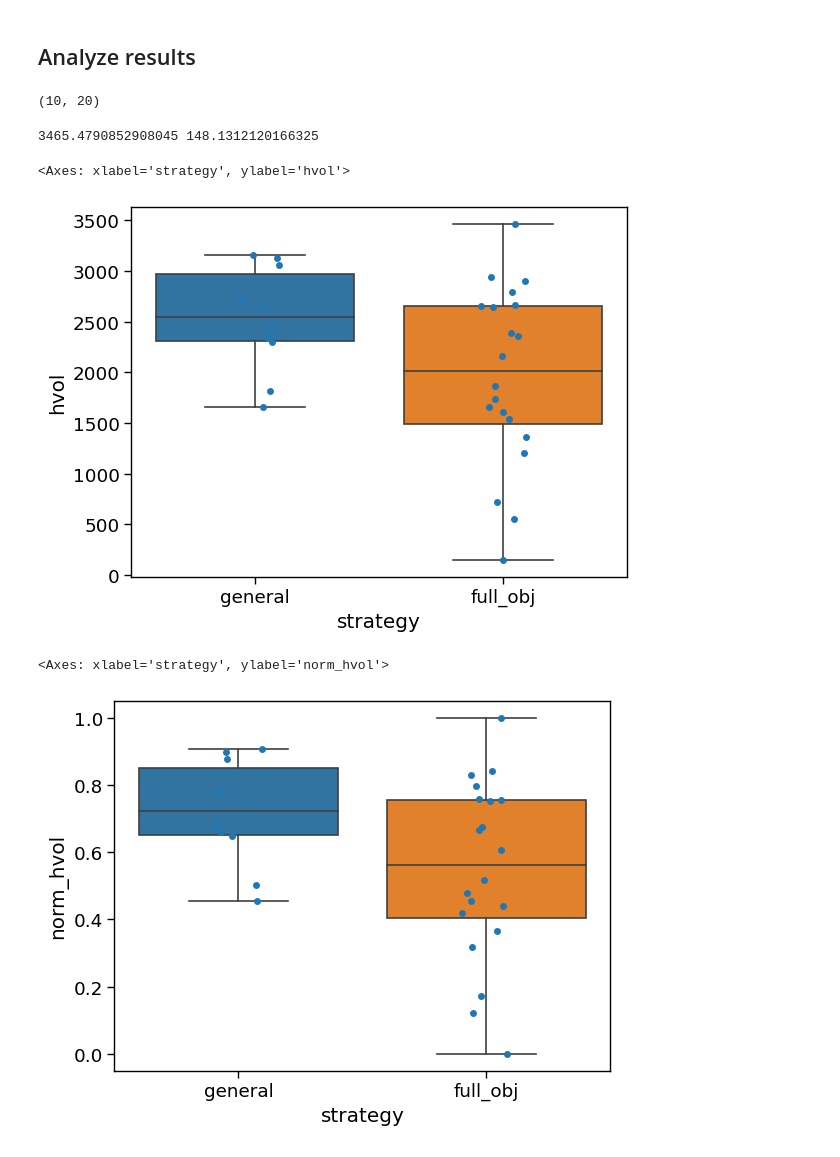
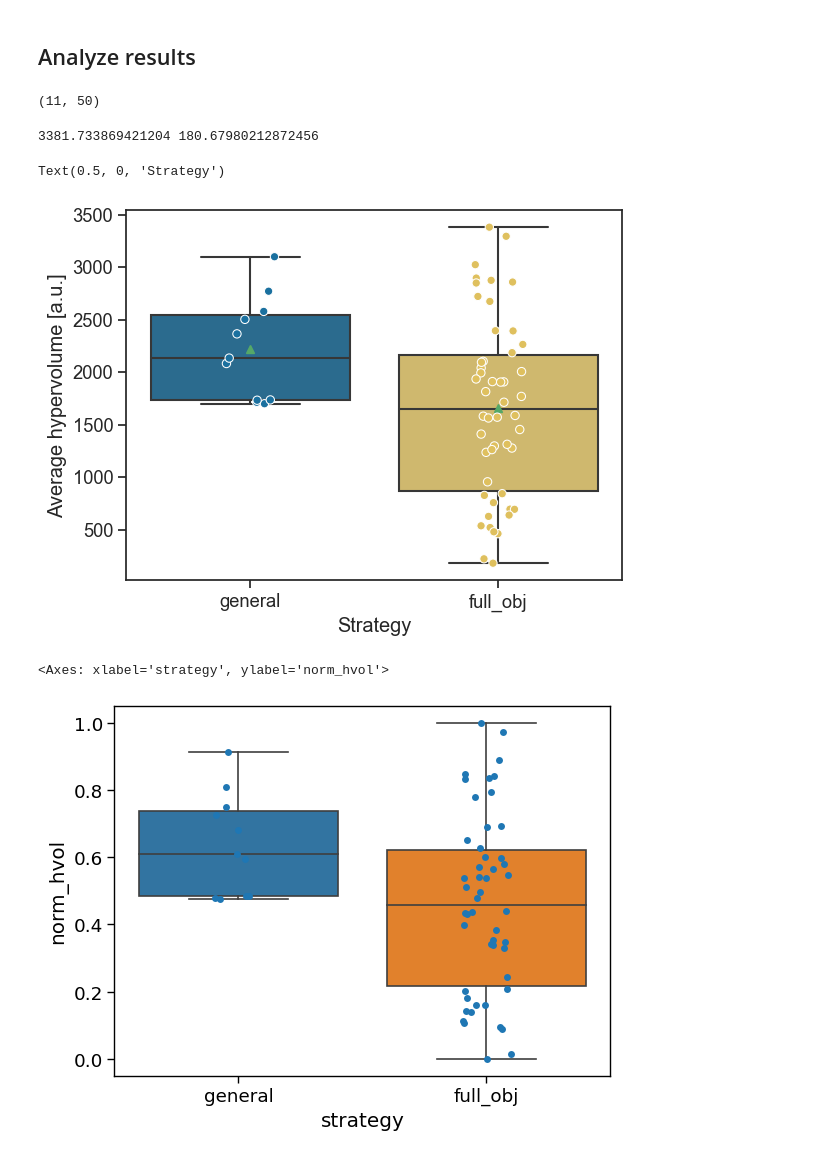
Before and after one commit to aspuru-guzik-group/atlas, a Jupyter notebook: examples/general_params/analysis.ipynb, the cells around one changed output. Saved outputs shown, nothing was run; the diff lists cells and outputs as text; code cells hidden in the pictures.

```diff
--- a/examples/general_params/analysis.ipynb
+++ b/examples/general_params/analysis.ipynb
@@ -9,6 +9,10 @@ from olympus.emulators import Emulator
 from olympus.scalarizers import Scalarizer
 
 from olympus.utils.misc import get_hypervolume
+
+
+sns.set(style='ticks', context='notebook', font_scale=1.2)
+from cmcrameri import cm
 # %%
 emulator_i = Emulator(dataset='suzuki_i', model='BayesNeuralNet')
 emulator_ii = Emulator(dataset='suzuki_ii', model='BayesNeuralNet')
@@ -92,11 +62,23 @@ merits
 # %% [markdown]
 ## Analyze results
 # %%
-res_gen = pickle.load(open('general_results.pkl', 'rb'))
-res_full = pickle.load(open('full_obj_results.pkl', 'rb'))
+res_gen_ = pickle.load(open('general_results.pkl', 'rb'))
+res_full_ = pickle.load(open('full_obj_results.pkl', 'rb'))
+
+num_exps = 30
+num_full_exps = num_exps//4
+# take only a subset of experiments
+res_gen = []
+for res in res_gen_:
+    res_gen.append(res.iloc[:num_exps,:])
+res_full = []
+for res in res_full_:
+    res_full.append(res.iloc[:num_full_exps,:])
+
+
 len(res_gen), len(res_full)
 # %% [output]
-(10, 20)
+(11, 50)
 # %%
 w_ref = np.array([-0., -0.])
 
@@ -119,17 +101,24 @@ max_, min_ = plot_df['hvol'].max(), plot_df['hvol'].min()
 print(max_, min_)
 plot_df['norm_hvol'] = (plot_df['hvol'] - min_) /(max_-min_)
 # %% [output]
-3465.4790852908045 148.1312120166325
+3381.733869421204 180.67980212872456
 # %%
 fig, ax = plt.subplots()
+palette = {'general': '#1a709f', 'full_obj': '#dfc05e'}
 
-sns.boxplot(data=plot_df, x='strategy', y='hvol', ax=ax)
-sns.stripplot(data=plot_df, x='strategy', y='hvol', ax=ax)
+sns.boxplot(data=plot_df, x='strategy', y='hvol', ax=ax, palette=palette, showmeans=True)
+sns.stripplot(
+    data=plot_df, x='strategy', y='hvol',  ax=ax, palette=palette,
+    edgecolor='#ffffff', linewidth=0.75, size=6,
+             )
 
 #ax.axhline(merits, c='k', ls='--', alpha=0.5)
+
+ax.set_ylabel('Average hypervolume [a.u.]')
+ax.set_xlabel('Strategy')
 # %% [output]
-<Axes: xlabel='strategy', ylabel='hvol'>
+Text(0.5, 0, 'Strategy')
-[figure, old version]
+[figure, new version]
 # %%
 fig, ax = plt.subplots()
 
@@ -137,7 +126,7 @@ sns.boxplot(data=plot_df, x='strategy', y='norm_hvol', ax=ax)
 sns.stripplot(data=plot_df, x='strategy', y='norm_hvol', ax=ax)
 # %% [output]
 <Axes: xlabel='strategy', ylabel='norm_hvol'>
-[figure, old version]
+[figure, new version]
 # %%
 fig, ax = plt.subplots()
 
```
Also changed, not shown: parts of 8 cells of this notebook, 26 other files.
